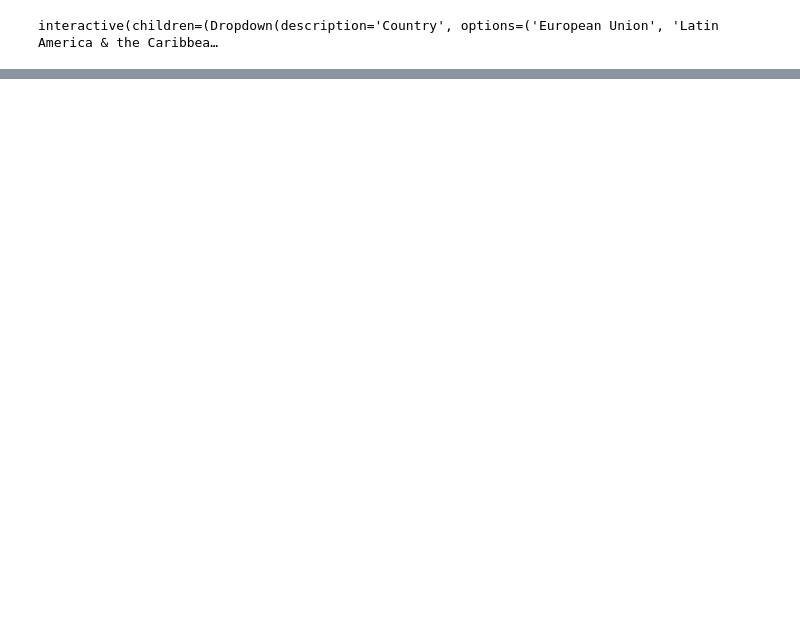
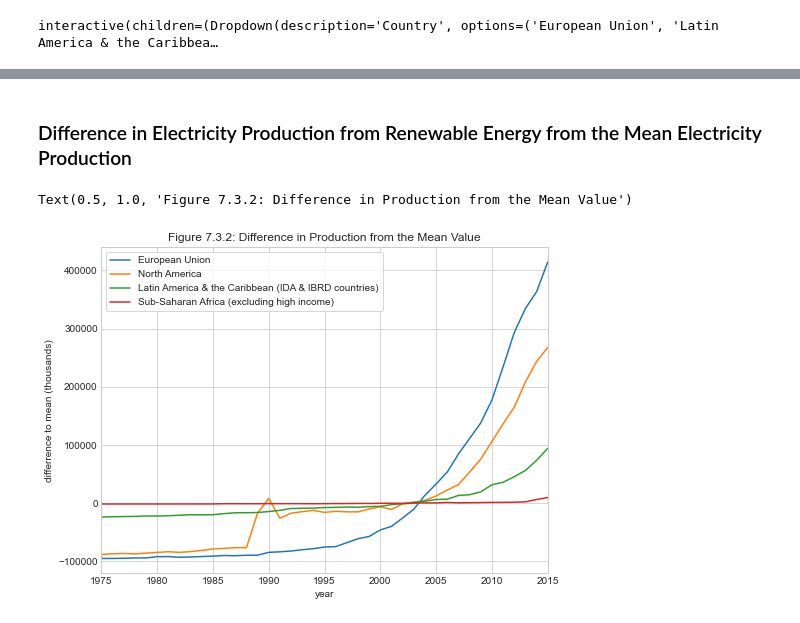
Before and after one commit to Gvdwnse/data-project, a Jupyter notebook: dataproject.ipynb, the cells around one changed output, grey strips where cells are left out. Cells and saved outputs as stored; diff of their text form; code cells hidden in the pictures; blank space fills up the shorter version.

```diff
--- a/dataproject.ipynb
+++ b/dataproject.ipynb
@@ -158,0 +331,22 @@ def plot_wb(wb_fosl, country):
+# %% [markdown]
+### Difference in Electricity Production from Renewable Energy from the Mean Electricity Production
+# %%
+regions = ['European Union',
+           'North America',
+           'Latin America & the Caribbean (IDA & IBRD countries)',
+           'Sub-Saharan Africa (excluding high income)']
+
+fig = plt.figure(figsize=(8,6))
+ax = fig.add_subplot(1,1,1)
+
+# Here we use the fact that the index has multiple levels (years) for an elegant loop
+for i in regions:
+    wb_rnwx_kwh_.xs(i).plot(x='year',y='demean',ax=ax,label=i)
+
+ax.legend(frameon=True)
+ax.set_ylabel('differrence to mean (thousands)')
+ax.set_xlim(1975, 2015)
+ax.set_title('Figure 7.3.2:' ' ' 'Difference in Production from the Mean Value')
+# %% [output]
+Text(0.5, 1.0, 'Figure 7.3.2: Difference in Production from the Mean Value')
+[figure, added]
```
Also changed, not shown: parts of 45 cells of this notebook.
